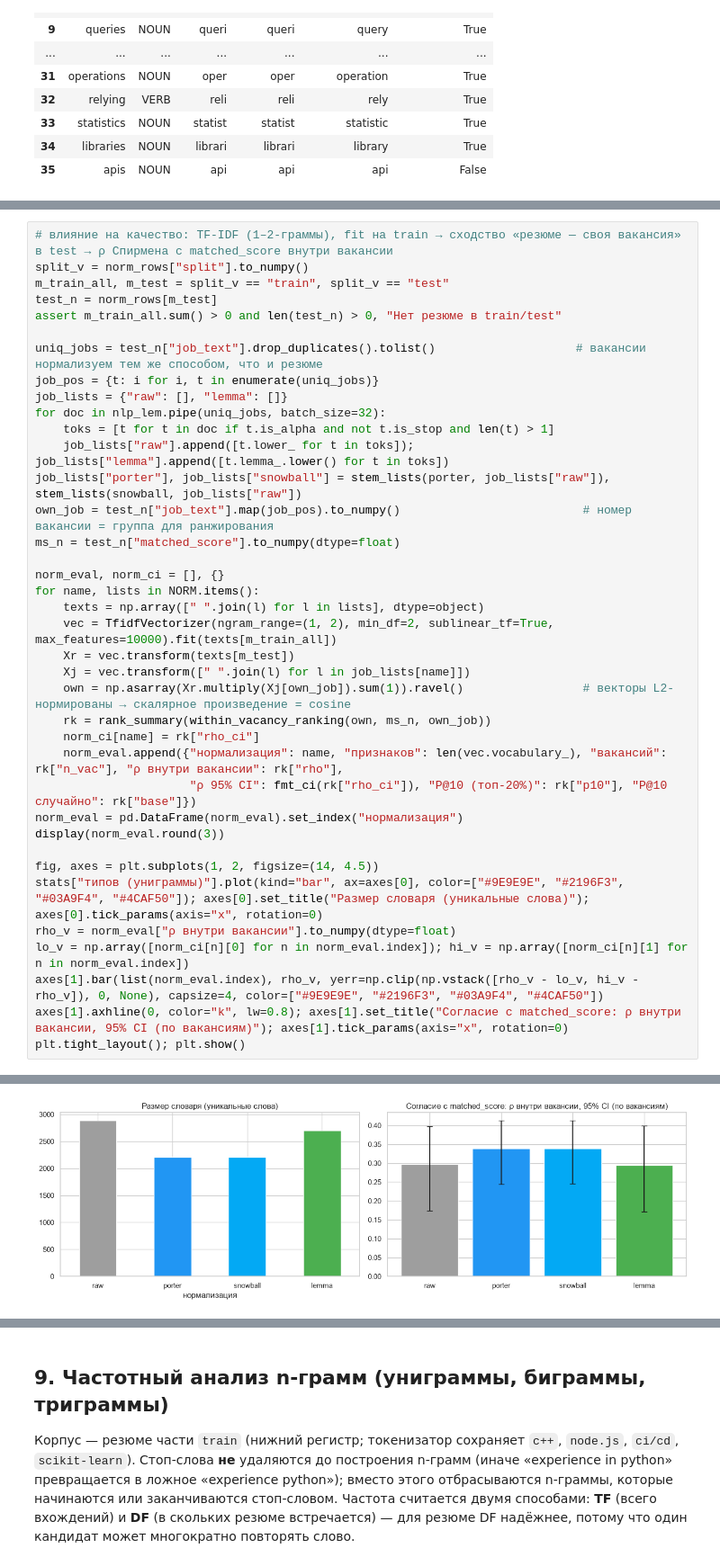
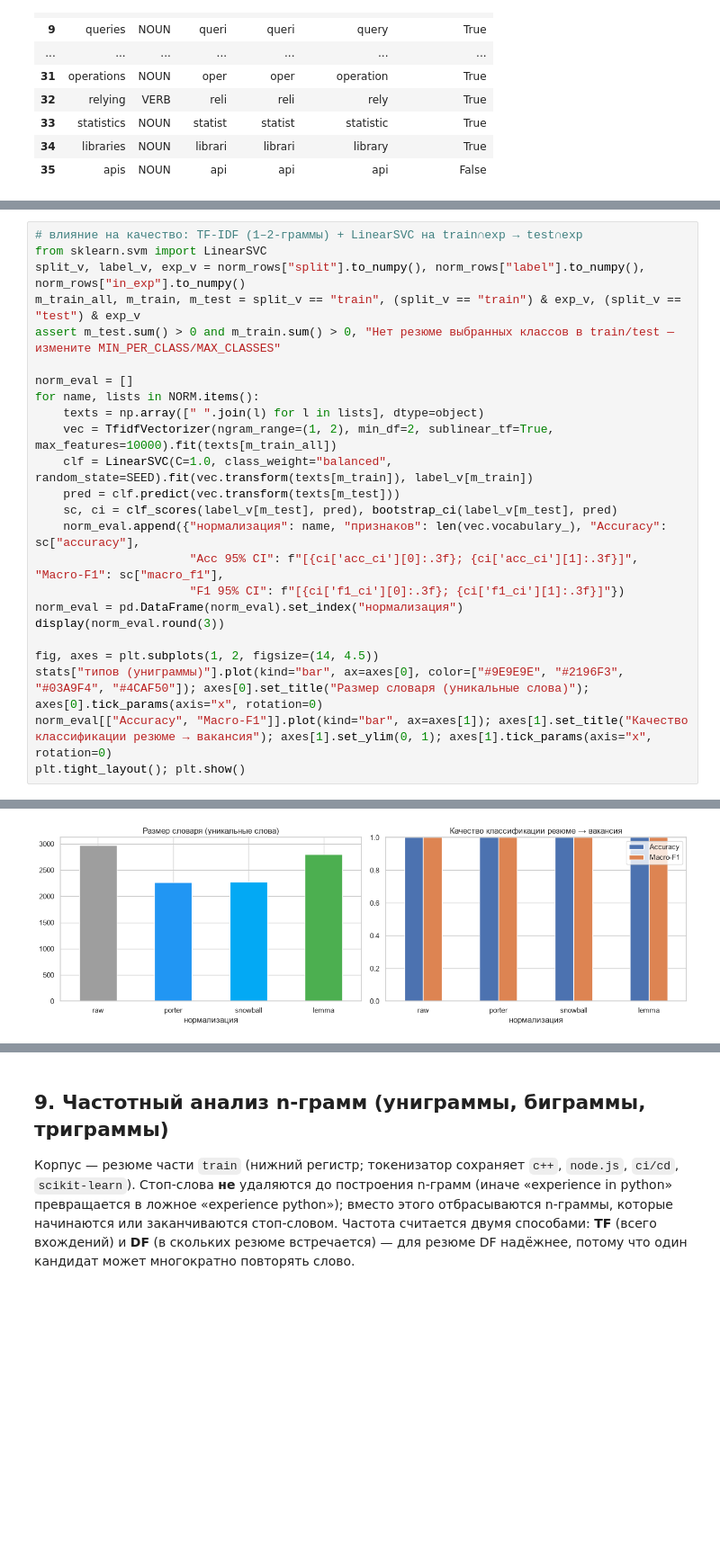
Before and after one commit to zhailaudaulet/cv-analyzer-final-project, a Jupyter notebook: nlp-project-fixed.ipynb, the cells around one changed output, grey strips where cells are left out. Shown at 90% size. Drawn from its saved outputs; the diff is of its cells as text; blank space fills up the shorter version.

```diff
--- a/nlp-project-fixed.ipynb
+++ b/nlp-project-fixed.ipynb
@@ -919,39 +882,25 @@ print("  lemma   :", dict(list(ch_lemma.items())[:10]))
 # %%
-# влияние на качество: TF-IDF (1–2-граммы), fit на train → сходство «резюме — своя вакансия» в test → ρ Спирмена с matched_score внутри вакансии
-split_v = norm_rows["split"].to_numpy()
-m_train_all, m_test = split_v == "train", split_v == "test"
-test_n = norm_rows[m_test]
-assert m_train_all.sum() > 0 and len(test_n) > 0, "Нет резюме в train/test"
+# влияние на качество: TF-IDF (1–2-граммы) + LinearSVC на train∩exp → test∩exp
+from sklearn.svm import LinearSVC
+split_v, label_v, exp_v = norm_rows["split"].to_numpy(), norm_rows["label"].to_numpy(), norm_rows["in_exp"].to_numpy()
+m_train_all, m_train, m_test = split_v == "train", (split_v == "train") & exp_v, (split_v == "test") & exp_v
+assert m_test.sum() > 0 and m_train.sum() > 0, "Нет резюме выбранных классов в train/test — измените MIN_PER_CLASS/MAX_CLASSES"
 
-uniq_jobs = test_n["job_text"].drop_duplicates().tolist()                    # вакансии нормализуем тем же способом, что и резюме
-job_pos = {t: i for i, t in enumerate(uniq_jobs)}
-job_lists = {"raw": [], "lemma": []}
-for doc in nlp_lem.pipe(uniq_jobs, batch_size=32):
-    toks = [t for t in doc if t.is_alpha and not t.is_stop and len(t) > 1]
-    job_lists["raw"].append([t.lower_ for t in toks]); job_lists["lemma"].append([t.lemma_.lower() for t in toks])
-job_lists["porter"], job_lists["snowball"] = stem_lists(porter, job_lists["raw"]), stem_lists(snowball, job_lists["raw"])
-own_job = test_n["job_text"].map(job_pos).to_numpy()                          # номер вакансии = группа для ранжирования
-ms_n = test_n["matched_score"].to_numpy(dtype=float)
-
-norm_eval, norm_ci = [], {}
+norm_eval = []
 for name, lists in NORM.items():
     texts = np.array([" ".join(l) for l in lists], dtype=object)
     vec = TfidfVectorizer(ngram_range=(1, 2), min_df=2, sublinear_tf=True, max_features=10000).fit(texts[m_train_all])
-    Xr = vec.transform(texts[m_test])
-    Xj = vec.transform([" ".join(l) for l in job_lists[name]])
-    own = np.asarray(Xr.multiply(Xj[own_job]).sum(1)).ravel()                 # векторы L2-нормированы → скалярное произведение = cosine
-    rk = rank_summary(within_vacancy_ranking(own, ms_n, own_job))
-    norm_ci[name] = rk["rho_ci"]
-    norm_eval.append({"нормализация": name, "признаков": len(vec.vocabulary_), "вакансий": rk["n_vac"], "ρ внутри вакансии": rk["rho"],
-                      "ρ 95% CI": fmt_ci(rk["rho_ci"]), "P@10 (топ-20%)": rk["p10"], "P@10 случайно": rk["base"]})
+    clf = LinearSVC(C=1.0, class_weight="balanced", random_state=SEED).fit(vec.transform(texts[m_train]), label_v[m_train])
+    pred = clf.predict(vec.transform(texts[m_test]))
+    sc, ci = clf_scores(label_v[m_test], pred), bootstrap_ci(label_v[m_test], pred)
+    norm_eval.append({"нормализация": name, "признаков": len(vec.vocabulary_), "Accuracy": sc["accuracy"],
+                      "Acc 95% CI": f"[{ci['acc_ci'][0]:.3f}; {ci['acc_ci'][1]:.3f}]", "Macro-F1": sc["macro_f1"],
+                      "F1 95% CI": f"[{ci['f1_ci'][0]:.3f}; {ci['f1_ci'][1]:.3f}]"})
 norm_eval = pd.DataFrame(norm_eval).set_index("нормализация")
 display(norm_eval.round(3))
 
 fig, axes = plt.subplots(1, 2, figsize=(14, 4.5))
 stats["типов (униграммы)"].plot(kind="bar", ax=axes[0], color=["#9E9E9E", "#2196F3", "#03A9F4", "#4CAF50"]); axes[0].set_title("Размер словаря (уникальные слова)"); axes[0].tick_params(axis="x", rotation=0)
-rho_v = norm_eval["ρ внутри вакансии"].to_numpy(dtype=float)
-lo_v = np.array([norm_ci[n][0] for n in norm_eval.index]); hi_v = np.array([norm_ci[n][1] for n in norm_eval.index])
-axes[1].bar(list(norm_eval.index), rho_v, yerr=np.clip(np.vstack([rho_v - lo_v, hi_v - rho_v]), 0, None), capsize=4, color=["#9E9E9E", "#2196F3", "#03A9F4", "#4CAF50"])
-axes[1].axhline(0, color="k", lw=0.8); axes[1].set_title("Согласие с matched_score: ρ внутри вакансии, 95% CI (по вакансиям)"); axes[1].tick_params(axis="x", rotation=0)
+norm_eval[["Accuracy", "Macro-F1"]].plot(kind="bar", ax=axes[1]); axes[1].set_title("Качество классификации резюме → вакансия"); axes[1].set_ylim(0, 1); axes[1].tick_params(axis="x", rotation=0)
 plt.tight_layout(); plt.show()
 # %% [output]
@@ -964,3 +913,3 @@ plt.tight_layout(); plt.show()
-[figure, old version]
+[figure, new version]
 # %%
 # автоматические выводы (числа подставляются из этого запуска)
```
Also changed, not shown: parts of 44 cells of this notebook, 4 other files.
